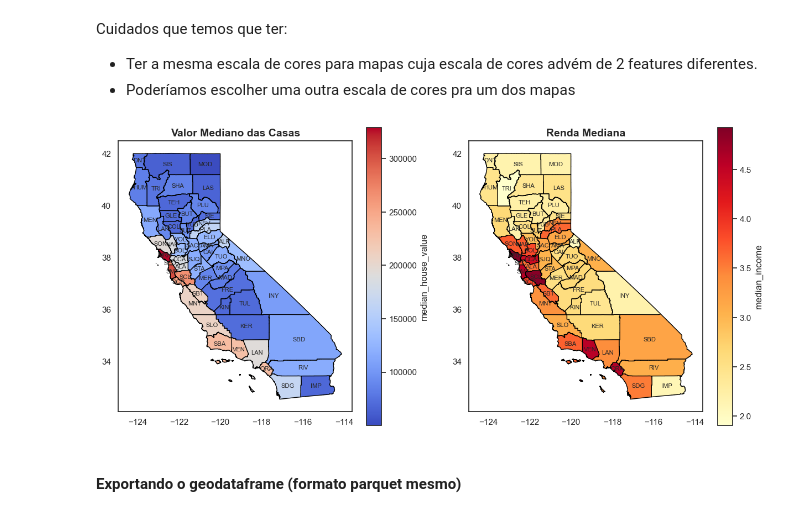
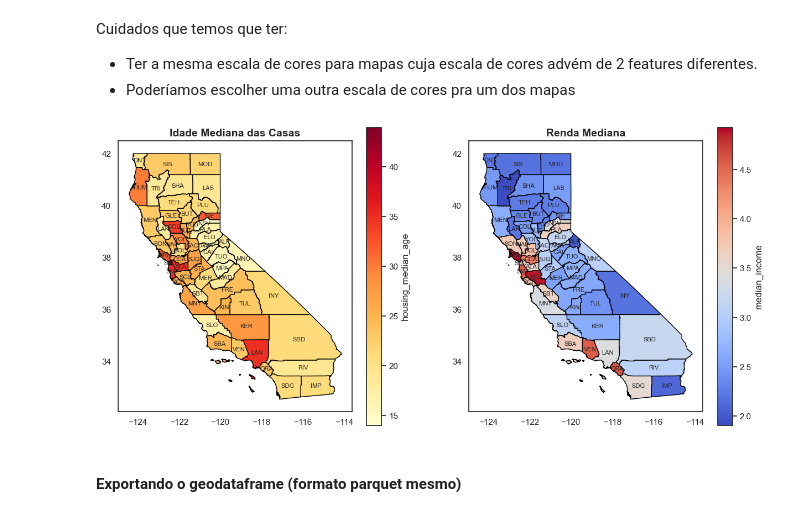
Before and after one commit to renatorcchaves/Valor_de_Imovel_California, a Jupyter notebook: notebooks/-02-Analise dos Dados Geograficos.ipynb, the cells around one changed output. Cells and saved outputs as stored; diff of their text form; code cells hidden in the pictures.

```diff
--- a/notebooks/-02-Analise dos Dados Geograficos.ipynb
+++ b/notebooks/-02-Analise dos Dados Geograficos.ipynb
@@ -685,36 +685,36 @@ Cuidados que temos que ter:
 # %%
 fig, axs = plt.subplots(1,2, figsize=(15,7))
 
 gdf_counties.plot(
     ax=axs[0],
     edgecolor='black',
-    column='median_house_value',
-    cmap='coolwarm',
+    column='housing_median_age',
+    cmap='YlOrRd',
     legend = True,
-    legend_kwds = {'label': 'median_house_value', 'orientation': 'vertical'}
+    legend_kwds = {'label': 'housing_median_age', 'orientation': 'vertical'}
 )
 
 gdf_counties.plot(
     ax=axs[1],
     edgecolor='black',
     column='median_income',
-    cmap='YlOrRd',    # YlOrRd --> Yellor, Orande, Red
+    cmap='coolwarm',    # YlOrRd --> Yellor, Orande, Red
     legend = True,
     legend_kwds = {'label': 'median_income', 'orientation': 'vertical'}
 )
 
 for x, y, abbrev in zip(gdf_counties["centroid"].x, gdf_counties["centroid"].y, gdf_counties['abbrev']):
     axs[0].text(x, y, abbrev, fontsize=8, ha='center', va='center')               # "ha" = horizontal alligment e "va" = vertical allignment
     axs[1].text(x, y, abbrev, fontsize=8, ha='center', va='center')
 
-axs[0].set_title('Valor Mediano das Casas', fontweight='bold', fontsize=14)
+axs[0].set_title('Idade Mediana das Casas', fontweight='bold', fontsize=14)
 axs[1].set_title('Renda Mediana', fontweight='bold', fontsize=14)
 
-fig.savefig(PASTA_RELATORIOS/"Valor Mediano dos Domicilios e Renda Mediana", dpi=300, bbox_inches='tight')
+fig.savefig(PASTA_RELATORIOS/"Idade Mediana dos Domicilios e Renda Mediana", dpi=100, bbox_inches='tight')
 
 plt.show()
 # %% [output]
-[figure, old version]
+[figure, new version]
 # %% [markdown]
 #### Exportando o geodataframe (formato parquet mesmo)
 # %%
```
Also changed, not shown: parts of 3 cells of this notebook, 6 other files.
